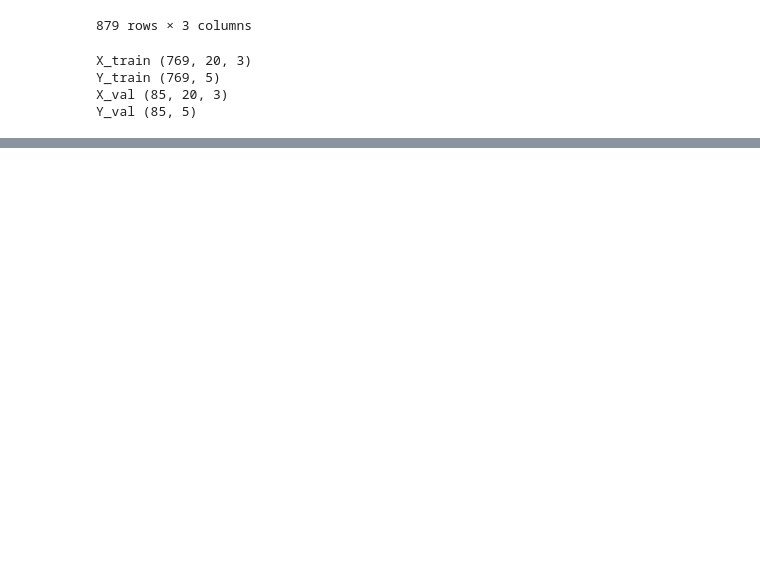
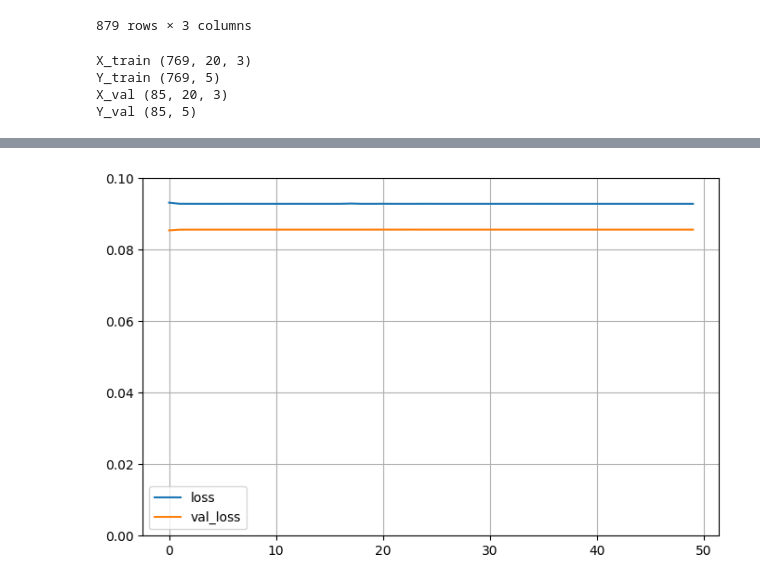
Before and after one commit to yo02741/customer_in_bank_pred_lstm, a Jupyter notebook: final2.ipynb, the cells around one changed output, grey strips where cells are left out. Saved outputs shown, nothing was run; the diff lists cells and outputs as text; code cells hidden in the pictures; blank space fills up the shorter version.

Commit message:
LSTM to do ..

```diff
--- a/final2.ipynb
+++ b/final2.ipynb
@@ -185,0 +187,9 @@ plt.show()
+# %%
+model = Sequential()
+model.add(LSTM(64, input_shape=(20, 3), return_sequences=True))
+model.add(Dropout(0.2))
+model.add(LSTM(64, input_shape=(20, 3), return_sequences=False))
+model.add(Dropout(0.2))
+model.add(Dense(5, activation='relu'))
+model.compile(loss='mse', optimizer='adam')
+model.summary()
@@ -185,0 +216,2 @@ plt.show()
+# %%
+train = model.fit(X_train, Y_train, epochs=50, batch_size=32, validation_data=(X_val, Y_val))
@@ -185,0 +236,7 @@ plt.show()
+# %%
+pd.DataFrame(train.history).plot(figsize=(8, 5))
+plt.grid(True)
+plt.ylim(0, 0.1)
+plt.show()
+# %% [output]
+[figure, added]
```
Also changed, not shown: parts of 10 cells of this notebook.
